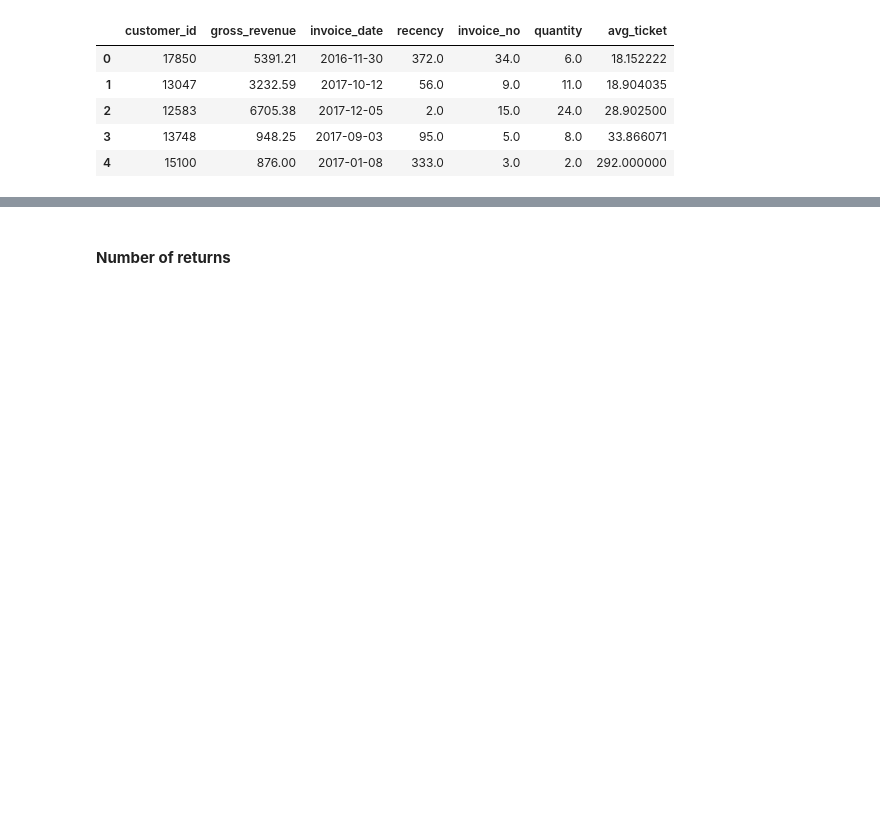
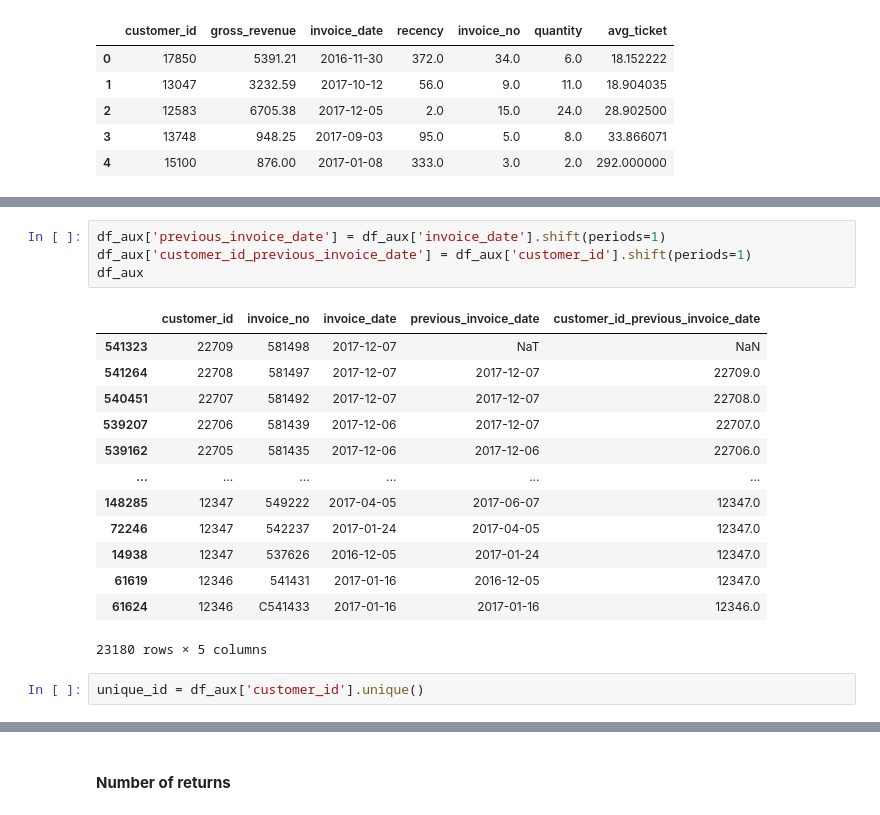
Before and after one commit to ezequielpf/insiders_clustering, a Jupyter notebook: notebooks/cicle_4_insiders_clustering.ipynb, the cells around one changed output, grey strips where cells are left out. Saved outputs shown, nothing was run; the diff lists cells and outputs as text; blank space fills up the shorter version.

```diff
--- a/notebooks/cicle_4_insiders_clustering.ipynb
+++ b/notebooks/cicle_4_insiders_clustering.ipynb
@@ -495,0 +494,20 @@ df_aux
+# %%
+df_aux['previous_invoice_date'] = df_aux['invoice_date'].shift(periods=1)
+df_aux['customer_id_previous_invoice_date'] = df_aux['customer_id'].shift(periods=1)
+df_aux
+# %% [output]
+|  | customer_id | invoice_no | invoice_date | previous_invoice_date | customer_id_previous_invoice_date |
+| 541323 | 22709 | 581498 | 2017-12-07 | NaT | NaN |
+| 541264 | 22708 | 581497 | 2017-12-07 | 2017-12-07 | 22709.0 |
+| 540451 | 22707 | 581492 | 2017-12-07 | 2017-12-07 | 22708.0 |
+| 539207 | 22706 | 581439 | 2017-12-06 | 2017-12-07 | 22707.0 |
+| 539162 | 22705 | 581435 | 2017-12-06 | 2017-12-06 | 22706.0 |
+| ... | ... | ... | ... | ... | ... |
+| 148285 | 12347 | 549222 | 2017-04-05 | 2017-06-07 | 12347.0 |
+| 72246 | 12347 | 542237 | 2017-01-24 | 2017-04-05 | 12347.0 |
+| 14938 | 12347 | 537626 | 2016-12-05 | 2017-01-24 | 12347.0 |
+| 61619 | 12346 | 541431 | 2017-01-16 | 2016-12-05 | 12347.0 |
+| 61624 | 12346 | C541433 | 2017-01-16 | 2017-01-16 | 12346.0 |
+23180 rows × 5 columns
+# %%
+unique_id = df_aux['customer_id'].unique()
```
Also changed, not shown: parts of 13 cells of this notebook, 1 other file.
